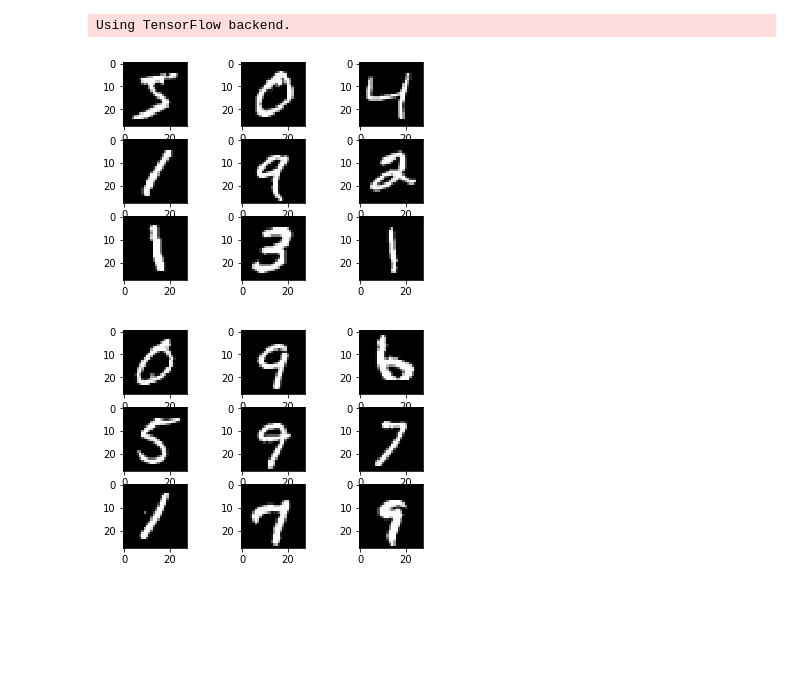
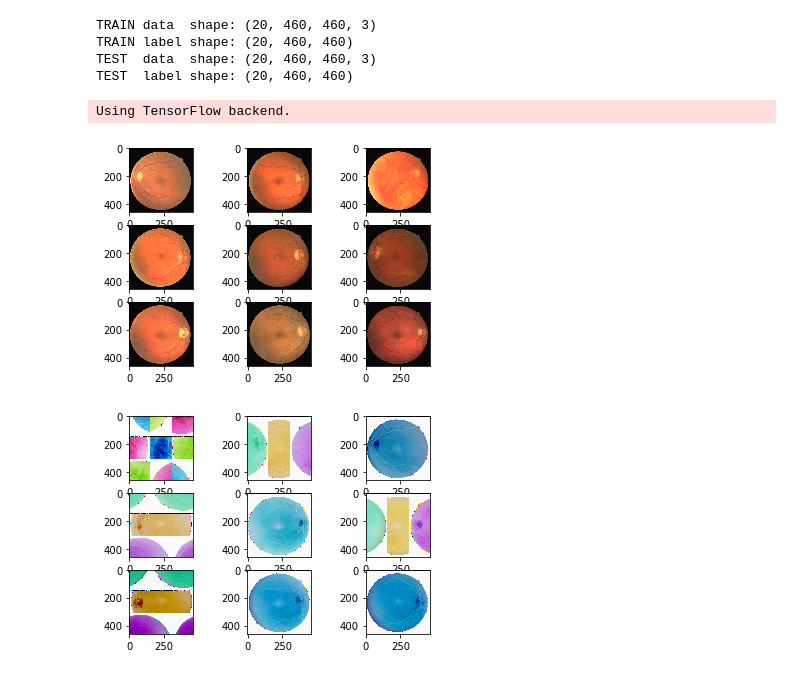
Before and after one commit to randomForester/Defect-detection, a Jupyter notebook: Unet/Data_Augmentation.ipynb, the cells around one changed output. Saved outputs shown, nothing was run; the diff lists cells and outputs as text; code cells hidden in the pictures; blank space fills up the shorter version.

```diff
--- a/Unet/Data_Augmentation.ipynb
+++ b/Unet/Data_Augmentation.ipynb
@@ -6,3 +61,14 @@
+# %%
+print("TRAIN data  shape:", X_data.shape)
+print("TRAIN label shape:", Y_data.shape)
+
+print("TEST  data  shape:", X_test.shape)
+print("TEST  label shape:", Y_test.shape)
+# %% [output]
+TRAIN data  shape: (20, 460, 460, 3)
+TRAIN label shape: (20, 460, 460)
+TEST  data  shape: (20, 460, 460, 3)
+TEST  label shape: (20, 460, 460)
 # %%
 #############################################
 #Point of Comparison for Image Augmentation #
@@ -11,16 +77,17 @@
 from keras.datasets import mnist
 from matplotlib import pyplot
 # load data
-(X_train, y_train), (X_test, y_test) = mnist.load_data()
+#(X_train, y_train), (X_test, y_test) = mnist.load_data()
+# create a grid of 3x3 images
 # create a grid of 3x3 images
 for i in range(0, 9):
     pyplot.subplot(330 + 1 + i)
-    pyplot.imshow(X_train[i], cmap=pyplot.get_cmap('gray'))
+    pyplot.imshow(X_data[i], cmap=pyplot.get_cmap('gray'))
 # show the plot
 pyplot.show()
 # %% [output]
 Using TensorFlow backend.
-[figure, old version]
+[figure, new version]
 # %%
 #############################################
 #Feature Standardization                    #
@@ -35,27 +95,45 @@ K.set_image_dim_ordering('th')
 # %%
-# load data
-(X_train, y_train), (X_test, y_test) = mnist.load_data()
+#
+# Standardize images across the dataset, mean=0, stdev=1
+# ZCA whitening
+# Random Rotations
+# Random Shifts
+# Random Flips
+#
+from keras.datasets import mnist
+from keras.preprocessing.image import ImageDataGenerator
+from matplotlib import pyplot
+from keras import backend as K
+K.set_image_dim_ordering('th')
+#
 # reshape to be [samples][pixels][width][height]
-X_train = X_train.reshape(X_train.shape[0], 1, 28, 28)
-X_test  = X_test.reshape(X_test.shape[0], 1, 28, 28)
-
+X_data = X_data.reshape(X_data.shape[0], 3, 460, 460)
+X_test = X_test.reshape(X_test.shape[0], 3, 460, 460)
 # convert from int to float
-X_train = X_train.astype('float32')
+X_data = X_data.astype('float32')
 X_test = X_test.astype('float32')
-
+#
+Y_data = Y_data.astype(np.bool)
+Y_test = Y_test.astype(np.bool)
+#
 # define data preparation
-datagen = ImageDataGenerator(featurewise_center=True, featurewise_std_normalization=True)
+#datagen = ImageDataGenerator(featurewise_center=True, featurewise_std_normalization=True)
+#datagen = ImageDataGenerator(zca_whitening=True)
+#datagen = ImageDataGenerator(rotation_range=90)
+shift = 0.2
+#datagen = ImageDataGenerator(width_shift_range=shift, height_shift_range=shift)
+datagen = ImageDataGenerator(horizontal_flip=True, vertical_flip=True)
+#
 # fit parameters from data
-datagen.fit(X_train)
-
+datagen.fit(X_data)
 # configure batch size and retrieve one batch of images
-for X_batch, y_batch in datagen.flow(X_train, y_train, batch_size=9):
+for X_batch, y_batch in datagen.flow(X_data, Y_data, batch_size=9):
     # create a grid of 3x3 images
     for i in range(0, 9):
         pyplot.subplot(330 + 1 + i)
-        pyplot.imshow(X_batch[i].reshape(28, 28), cmap=pyplot.get_cmap('gray'))
+        pyplot.imshow(X_batch[i].reshape(460,460,3), cmap=pyplot.get_cmap('gray'))
     # show the plot
     pyplot.show()
     break
 # %% [output]
-[figure, old version]
+[figure, new version]
```
Also changed, not shown: parts of 15 cells of this notebook.
